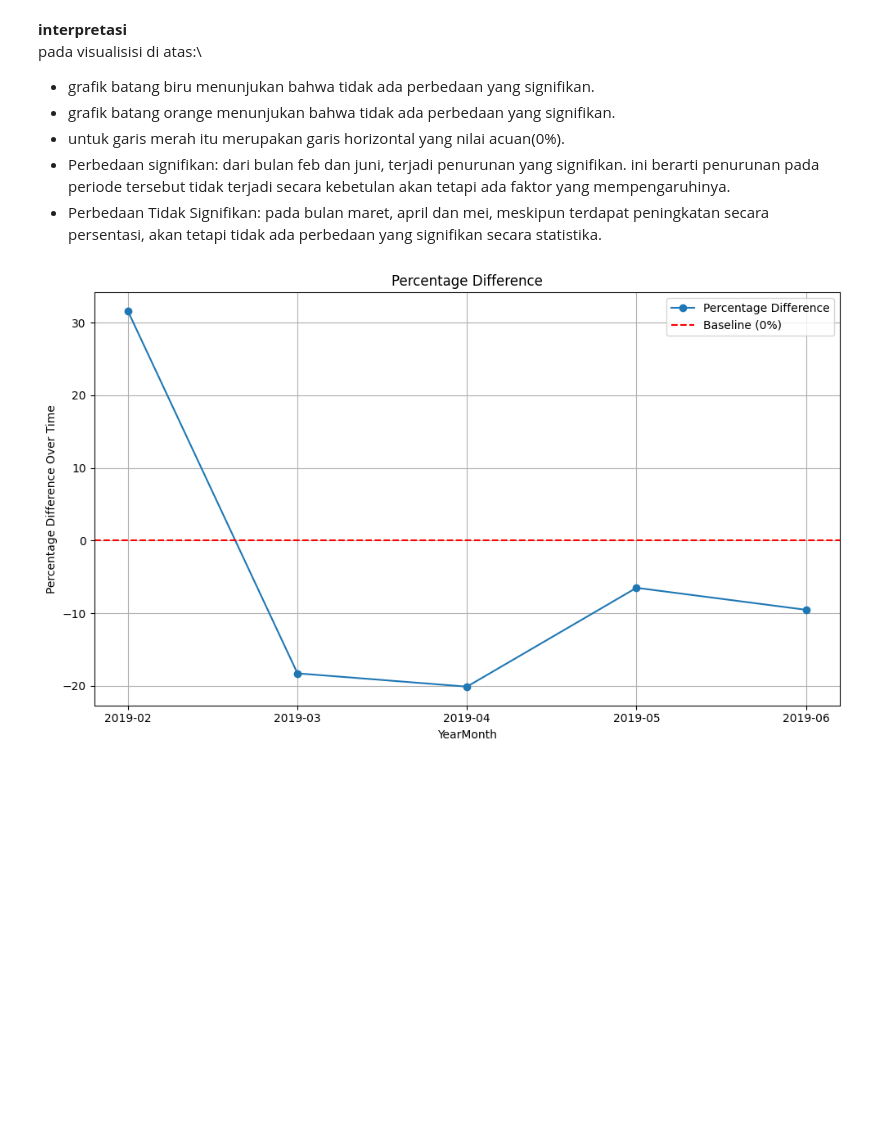
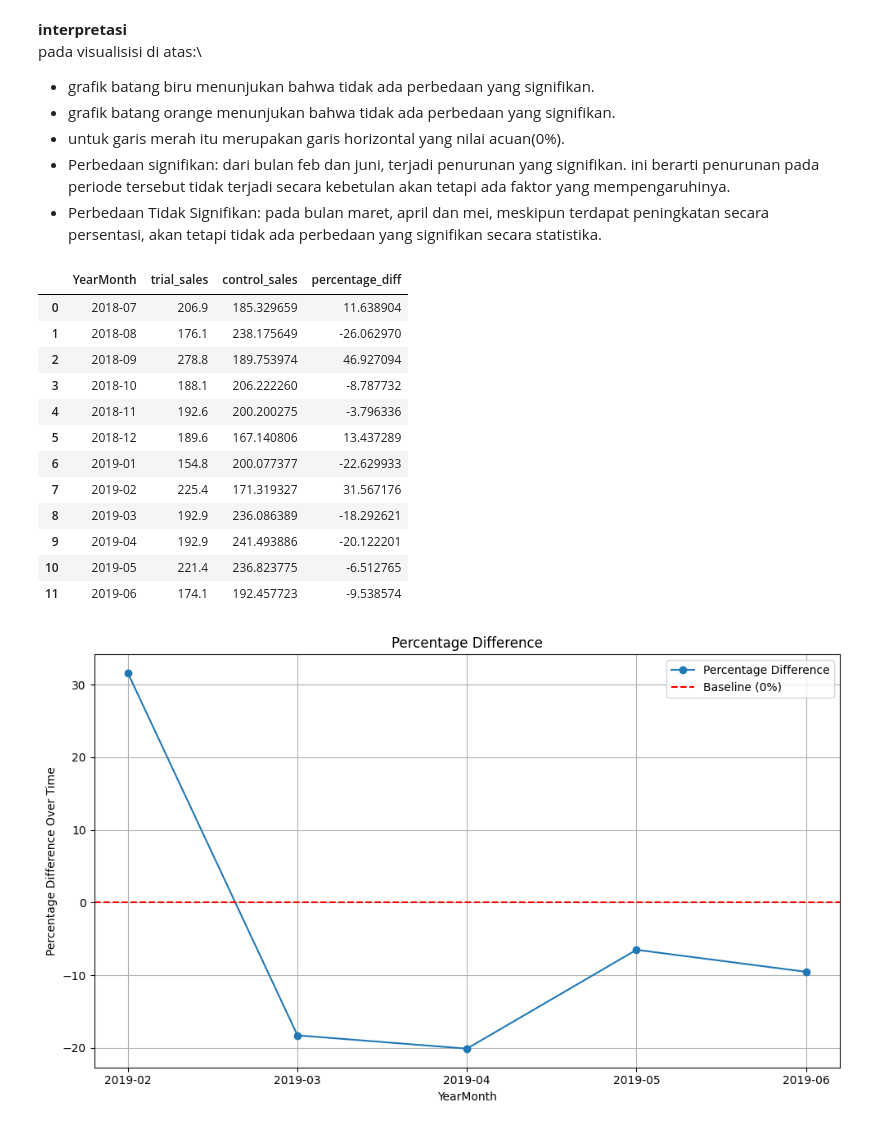
Before and after one commit to Aldistwn29/Experience_Perusahaan_Quantum, a Jupyter notebook: ritel_quantum.ipynb, the cells around one changed output. Cells and saved outputs as stored; diff of their text form; code cells hidden in the pictures; blank space fills up the shorter version.

```diff
--- a/ritel_quantum.ipynb
+++ b/ritel_quantum.ipynb
@@ -137,8 +137,8 @@ measure_over_time.head(10)
 full_obs_stroes = measure_over_time.groupby('STORE_NBR').filter(lambda x: len(x) == 12)['STORE_NBR'].unique()
 
 # filter data dengan toko observasi lengkap dan priode pre-trial
-pre_trial_measure = measure_over_time[(measure_over_time['YearMonth'] < '201902') & (measure_over_time['STORE_NBR'].isin(full_obs_stroes))]
-pre_trial_measure.head(20)
+measure_over_time = measure_over_time[(measure_over_time['YearMonth'] < '201902') & (measure_over_time['STORE_NBR'].isin(full_obs_stroes))]
+measure_over_time.head(20)
 # %% [output]
 |  | STORE_NBR | YearMonth | total_seles | jumlah_cust | jumlah_transaksi | jumlah_produk | rerata_harga_units |
 | 0 | 1 | 2018-07 | 206.9 | 49 | 1.061224 | 62 | 3.337097 |
@@ -260,12 +260,12 @@ def calculate_magnitude_distance_2(data, trial_store, column):
 
 # Menghitung korelasi
 trial_store = 77
-corr_nSales = calculate_correlation_2(pre_trial_measure, trial_store, 'total_seles')
-corr_Ncust = calculate_correlation_2(pre_trial_measure, trial_store, 'jumlah_cust')
+corr_nSales = calculate_correlation_2(measure_over_time, trial_store, 'total_seles')
+corr_Ncust = calculate_correlation_2(measure_over_time, trial_store, 'jumlah_cust')
 
 # Menghitung magnitudo
-mag_nSales = calculate_magnitude_distance_2(pre_trial_measure, trial_store, 'total_seles')
-mag_Ncust = calculate_magnitude_distance_2(pre_trial_measure, trial_store, 'jumlah_cust')
+mag_nSales = calculate_magnitude_distance_2(measure_over_time, trial_store, 'total_seles')
+mag_Ncust = calculate_magnitude_distance_2(measure_over_time, trial_store, 'jumlah_cust')
 
 # Menggabungkan skor korelasi dan magnitudo
 corr_weight = 0.5
@@ -310,10 +300,10 @@ control_corr_store = sorted_corr[sorted_corr['STORE_NBR']!= 77].iloc[0]['STORE_N
 print(f"Toko kontrol adalah {control_store}")
 
 # membuat kolom untuk tipe toko
-pre_trial_measure['store_type'] = pre_trial_measure['STORE_NBR'].apply(lambda x: 'Trial' if x == 77 else ('Control' if x == control_corr_store else 'Other Stores'))
+measure_over_time['store_type'] = measure_over_time['STORE_NBR'].apply(lambda x: 'Trial' if x == 77 else ('Control' if x == control_corr_store else 'Other Stores'))
 
 # Menghitung rata rata total sales berdasarkan tipe toko dan tahun-bulan
-sales_by_month = pre_trial_measure.groupby(['YearMonth', 'store_type'])['total_seles'].mean().reset_index()
+sales_by_month = measure_over_time.groupby(['YearMonth', 'store_type'])['total_seles'].mean().reset_index()
 
 # Mengconversi YearMonth ke dalam kolom datetim
 sales_by_month['TransactionMonth'] = pd.to_datetime(sales_by_month['YearMonth'].astype(str), format='%Y-%m')
@@ -430,6 +415,22 @@ pada visualisisi di atas:\
 - untuk garis merah itu merupakan garis horizontal yang nilai acuan(0%).
 - Perbedaan signifikan: dari bulan feb dan juni, terjadi penurunan yang signifikan. ini berarti penurunan pada periode tersebut tidak terjadi secara kebetulan akan tetapi ada faktor yang mempengaruhinya.
 - Perbedaan Tidak Signifikan: pada bulan maret, april dan mei, meskipun terdapat peningkatan secara persentasi, akan tetapi tidak ada perbedaan yang signifikan secara statistika.
+# %%
+merged_data
+# %% [output]
+|  | YearMonth | trial_sales | control_sales | percentage_diff |
+| 0 | 2018-07 | 206.9 | 185.329659 | 11.638904 |
+| 1 | 2018-08 | 176.1 | 238.175649 | -26.062970 |
+| 2 | 2018-09 | 278.8 | 189.753974 | 46.927094 |
+| 3 | 2018-10 | 188.1 | 206.222260 | -8.787732 |
+| 4 | 2018-11 | 192.6 | 200.200275 | -3.796336 |
+| 5 | 2018-12 | 189.6 | 167.140806 | 13.437289 |
+| 6 | 2019-01 | 154.8 | 200.077377 | -22.629933 |
+| 7 | 2019-02 | 225.4 | 171.319327 | 31.567176 |
+| 8 | 2019-03 | 192.9 | 236.086389 | -18.292621 |
+| 9 | 2019-04 | 192.9 | 241.493886 | -20.122201 |
+| 10 | 2019-05 | 221.4 | 236.823775 | -6.512765 |
+| 11 | 2019-06 | 174.1 | 192.457723 | -9.538574 |
 # %%
 # Visualisasi
 plt.figure(figsize=(10, 6))
```
Also changed, not shown: parts of 17 cells of this notebook.
